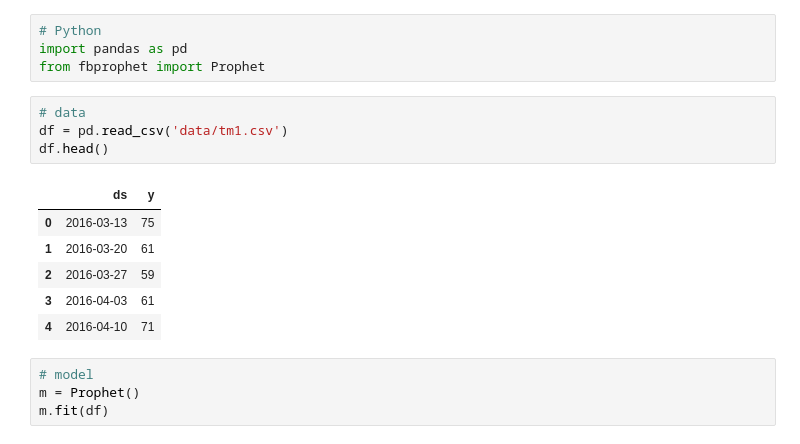
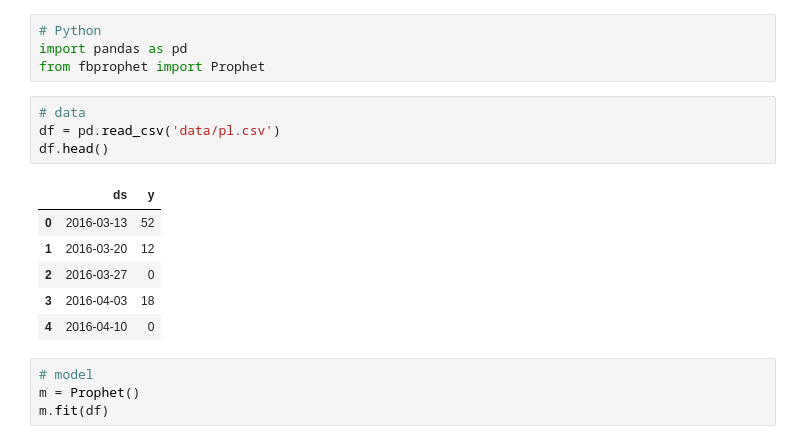
Before and after one commit to alexander-gusser/time_series, a Jupyter notebook: fb_prophet.ipynb, the cells around one changed output. Saved outputs shown, nothing was run; the diff lists cells and outputs as text.

```diff
--- a/fb_prophet.ipynb
+++ b/fb_prophet.ipynb
@@ -4,15 +4,15 @@ import pandas as pd
 from fbprophet import Prophet
 # %%
 # data
-df = pd.read_csv('data/tm1.csv')
+df = pd.read_csv('data/pl.csv')
 df.head()
 # %% [output]
 |  | ds | y |
-| 0 | 2016-03-13 | 75 |
-| 1 | 2016-03-20 | 61 |
-| 2 | 2016-03-27 | 59 |
-| 3 | 2016-04-03 | 61 |
-| 4 | 2016-04-10 | 71 |
+| 0 | 2016-03-13 | 52 |
+| 1 | 2016-03-20 | 12 |
+| 2 | 2016-03-27 | 0 |
+| 3 | 2016-04-03 | 18 |
+| 4 | 2016-04-10 | 0 |
 # %%
 # model
 m = Prophet()
```
Also changed, not shown: parts of 3 cells of this notebook.
